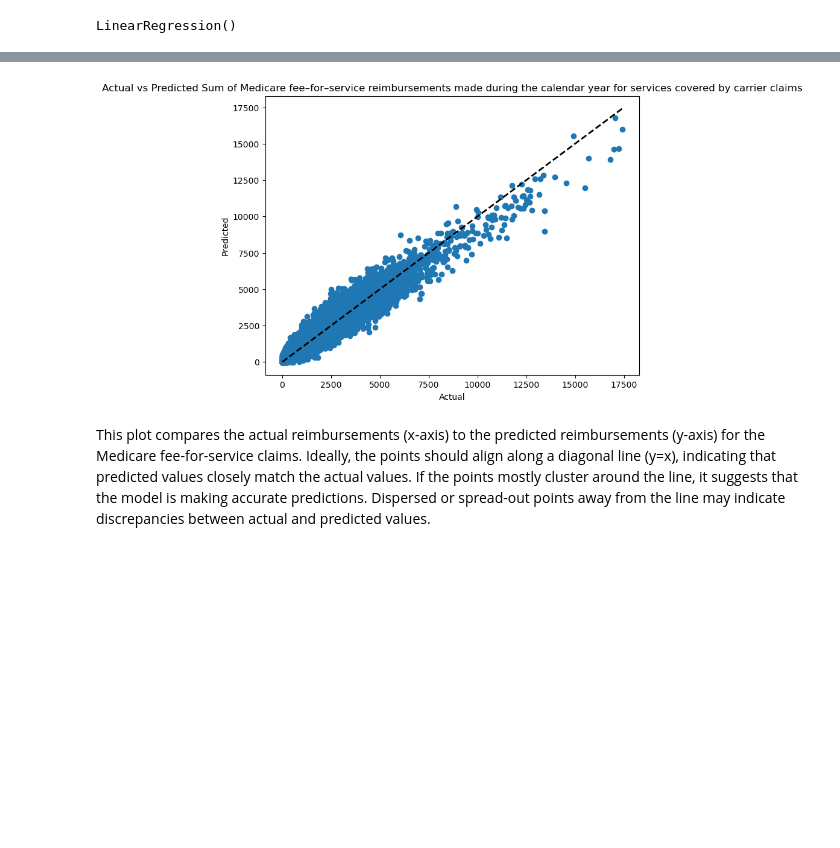
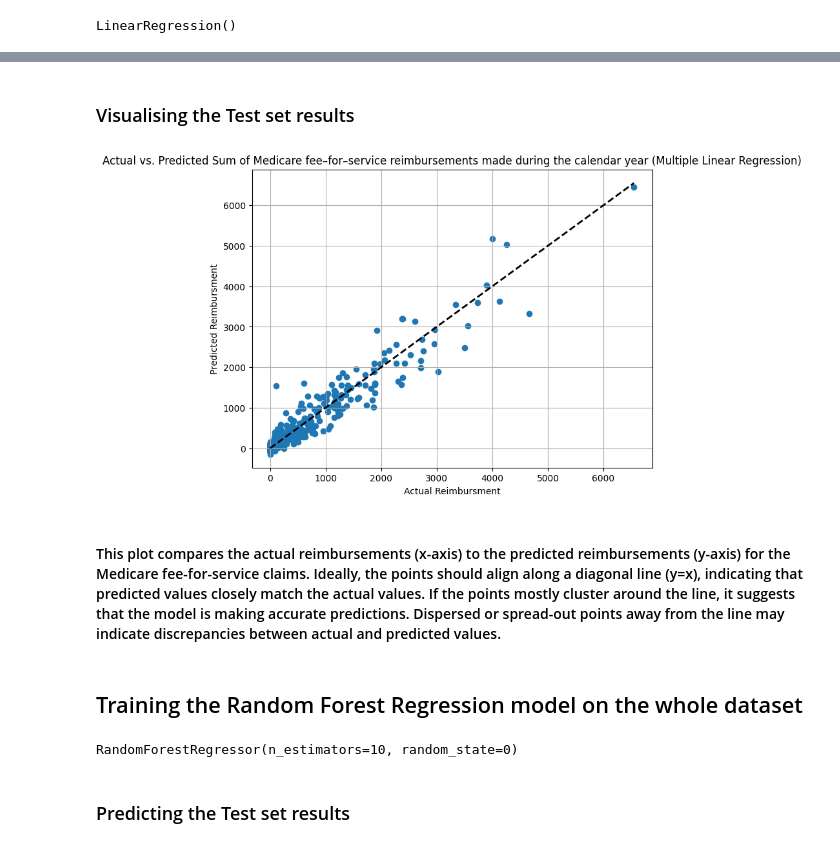
Before and after one commit to forneyd/MedicareReimbursement, a Jupyter notebook: MedicareReimbursement.ipynb, the cells around one changed output, grey strips where cells are left out. Drawn from its saved outputs; the diff is of its cells as text; code cells hidden in the pictures; blank space fills up the shorter version.

Commit message:
Update Medicare project

```diff
--- a/MedicareReimbursement.ipynb
+++ b/MedicareReimbursement.ipynb
@@ -59,2 +144,0 @@ print(df)
-# %%
-df['End_Renal'] = df['End_Renal'].replace('Y', 1)
@@ -71,5 +161,5 @@ y = df.iloc[:, -1:].values
 
 from sklearn.compose import ColumnTransformer
 from sklearn.preprocessing import OneHotEncoder
-ct = ColumnTransformer(transformers=[('encoder', OneHotEncoder(),[0])], remainder='passthrough')
-X = np.array(ct.fit_transform(X))
+ct = ColumnTransformer(transformers=[('encoder', OneHotEncoder(),[1, 3])], remainder='passthrough')
+X = ct.fit_transform(X)
@@ -108,6 +188,3 @@ print(y)
 # %%
 from sklearn.model_selection import train_test_split
-X_train, X_test, y_train, y_test = train_test_split(X, y, test_size = 0.2, random_state = 0)
+X_train, X_test, y_train, y_test = train_test_split(X, y, test_size = 0.25, random_state = 0)
-# %%
-from sklearn.model_selection import train_test_split
-X_train, X_test, y_train, y_test = train_test_split(X, y, test_size = 0.2, random_state = 0)
@@ -164,16 +270,25 @@ r2_score(y_test, y_pred)
+# %% [markdown]
+### Visualising the Test set results
 # %%
-# Visualizing predictions versus actual values
 plt.figure(figsize=(8, 6))
 plt.scatter(y_test, y_pred)
-plt.xlabel('Actual')
-plt.ylabel('Predicted')
-plt.title('Actual vs Predicted Sum of Medicare fee–for–service reimbursements made during the calendar year for services covered by carrier claims')
+plt.xlabel('Actual Reimbursment')
+plt.ylabel('Predicted Reimbursment')
+plt.title('Actual vs. Predicted Sum of Medicare fee–for–service reimbursements made during the calendar year (Multiple Linear Regression)')
 plt.plot([y_test.min(), y_test.max()], [y_test.min(), y_test.max()], 'k--', lw=2)
+plt.grid(True)
 plt.show()
 # %% [output]
-[figure, old version]
+[figure, new version]
 # %% [markdown]
-This plot compares the actual reimbursements (x-axis) to the predicted reimbursements (y-axis) for the Medicare fee-for-service claims.
-Ideally, the points should align along a diagonal line (y=x), indicating that predicted values closely match the actual values.
-If the points mostly cluster around the line, it suggests that the model is making accurate predictions.
-Dispersed or spread-out points away from the line may indicate discrepancies between actual and predicted values.
+#### This plot compares the actual reimbursements (x-axis) to the predicted reimbursements (y-axis) for the Medicare fee-for-service claims. Ideally, the points should align along a diagonal line (y=x), indicating that predicted values closely match the actual values. If the points mostly cluster around the line, it suggests that the model is making accurate predictions. Dispersed or spread-out points away from the line may indicate discrepancies between actual and predicted values.
+# %% [markdown]
+## Training the Random Forest Regression model on the whole dataset
+# %%
+from sklearn.ensemble import RandomForestRegressor
+RFregressor = RandomForestRegressor(n_estimators = 10, random_state = 0)
+RFregressor.fit(X_train, y_train)
+# %% [output]
+RandomForestRegressor(n_estimators=10, random_state=0)
+# %% [markdown]
+### Predicting the Test set results
```
Also changed, not shown: parts of 48 cells of this notebook.
